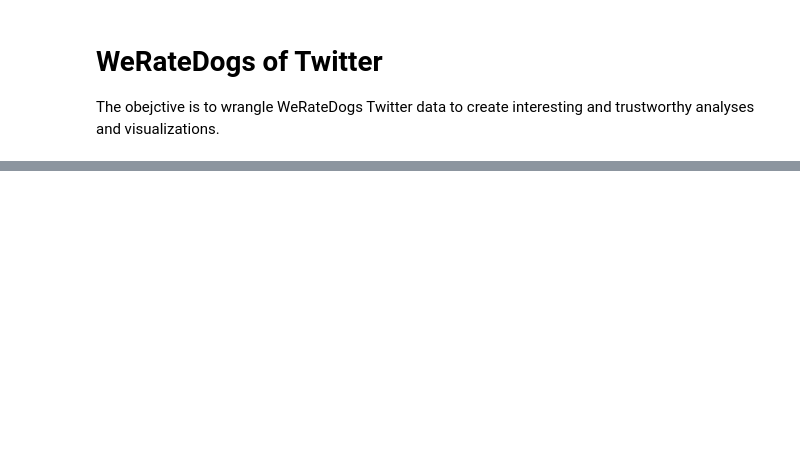
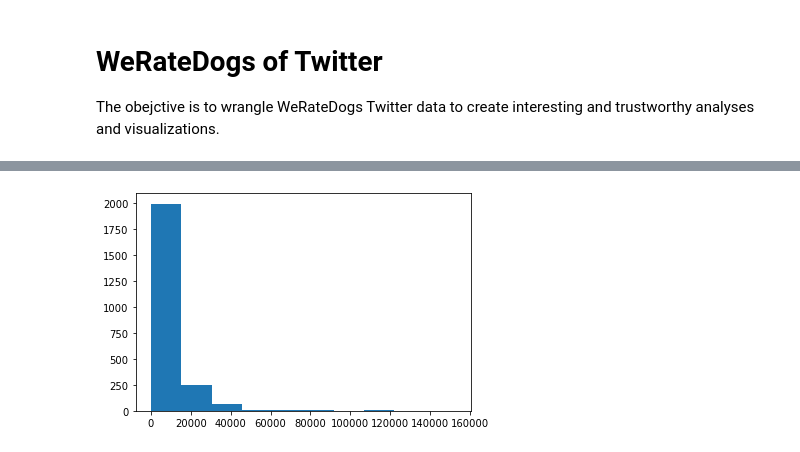
Before and after one commit to KarinWiberg/uc_dataanalyst_project_dogs_of_twitter, a Jupyter notebook: wrangle_act.ipynb, the cells around one changed output, grey strips where cells are left out. Cells and saved outputs as stored; diff of their text form; code cells hidden in the pictures; blank space fills up the shorter version.

```diff
--- a/wrangle_act.ipynb
+++ b/wrangle_act.ipynb
@@ -11,21 +31,11 @@ import json
 # account data
 df_account_data = pd.read_csv('twitter-archive-enhanced.csv')
 
-# image predictions
-url = 'https://d17h27t6h515a5.cloudfront.net/topher/2017/August/599fd2ad_image-predictions/image-predictions.tsv'
-response = requests.get(url)
-
-with open('image_predictions.tsv', 'wb') as file:
-    file.write(response.content)
-
-image_predictions = pd.read_csv('image_predictions.tsv', sep='\t')
-
-# twitter stats
-# access api
-consumer_key = 'STSIdZ7zubpL1cbbh3g5lW3kV'
-consumer_secret = 'A2EZA5UPlD6YbutEYxwa7XW2OqkGlfAO5WYF4POrULmpCG7wev'
-access_token = '2339140084-sIcW3UNmwGifqasGewmE2YIDpLxDN0KrzHf4NMV'
-access_secret = 'egcAqu9QvreHIfdnkdY7i29RakcZ7ND2yKOWOz4n2ceSX'
+# Twitter stats API
+consumer_key = ''
+consumer_secret = ''
+access_token = ''
+access_secret = ''
 
 auth = tweepy.OAuthHandler(consumer_key, consumer_secret)
 auth.set_access_token(access_token, access_secret)
@@ -54,6 +64,19 @@ with open('tweet_json.txt', 'w') as outfile:
             fails_dict[tweet_id] = e
             pass
 print(fails_dict)
+
+# Read json file line by line into a pandas DataFrame & extract id, favourite_count and retweet_count
+df_tw = pd.read_json('tweet_json.txt', lines=True)
+df_tw = df_tw[['id', 'favorite_count', 'retweet_count']]
+
+# image predictions
+url = 'https://d17h27t6h515a5.cloudfront.net/topher/2017/August/599fd2ad_image-predictions/image-predictions.tsv'
+response = requests.get(url)
+
+with open('image_predictions.tsv', 'wb') as file:
+    file.write(response.content)
+
+image_predictions = pd.read_csv('image_predictions.tsv', sep='\t')
 # %% [output]
 Success
 Success
@@ -90,0 +321,5 @@ df.head()
+# %%
+# programmatic assessment tweet data
+plt.hist(df_tw.favorite_count);
+# %% [output]
+[figure, added]
```
Also changed, not shown: parts of 45 cells of this notebook.
